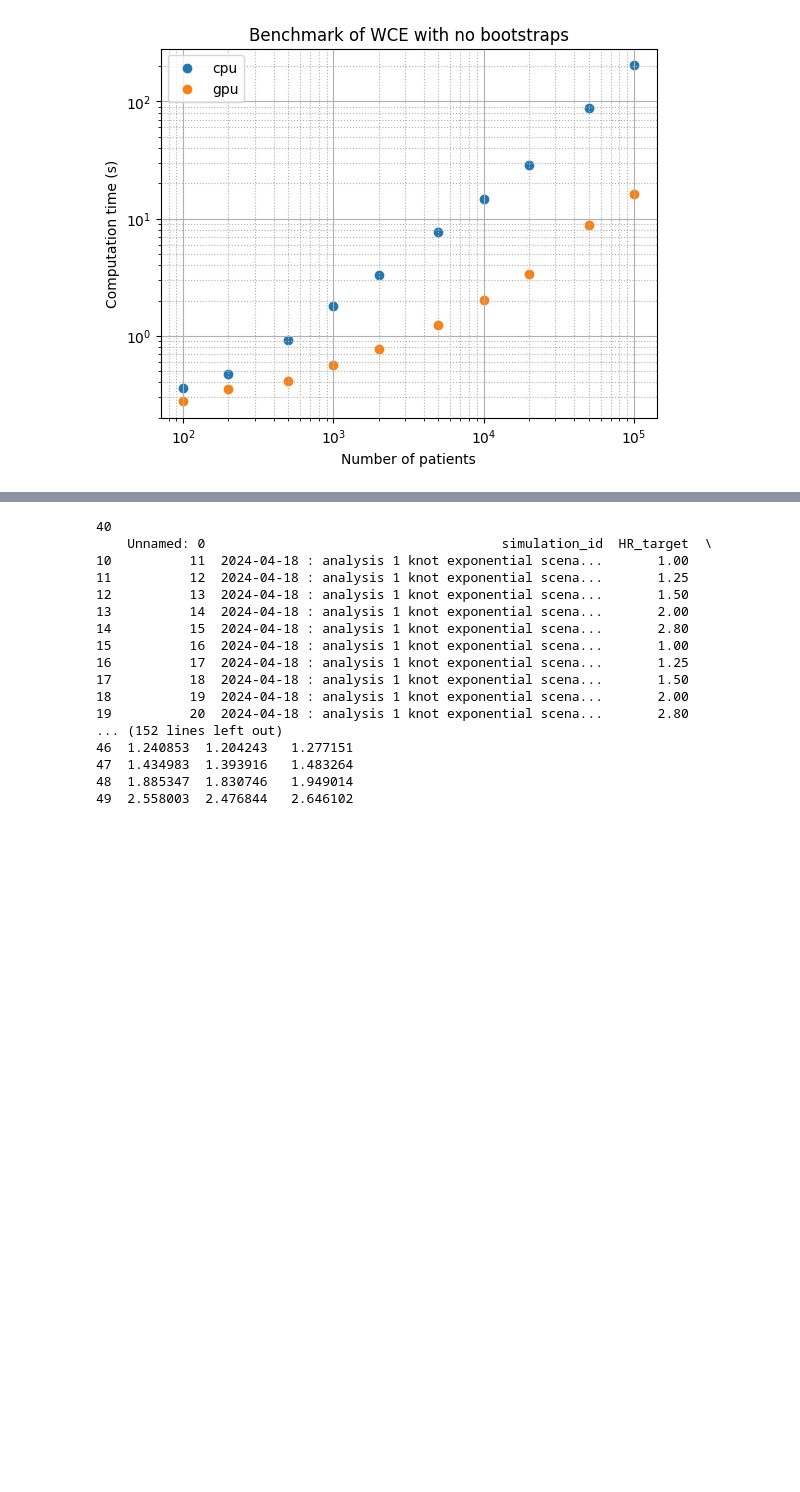
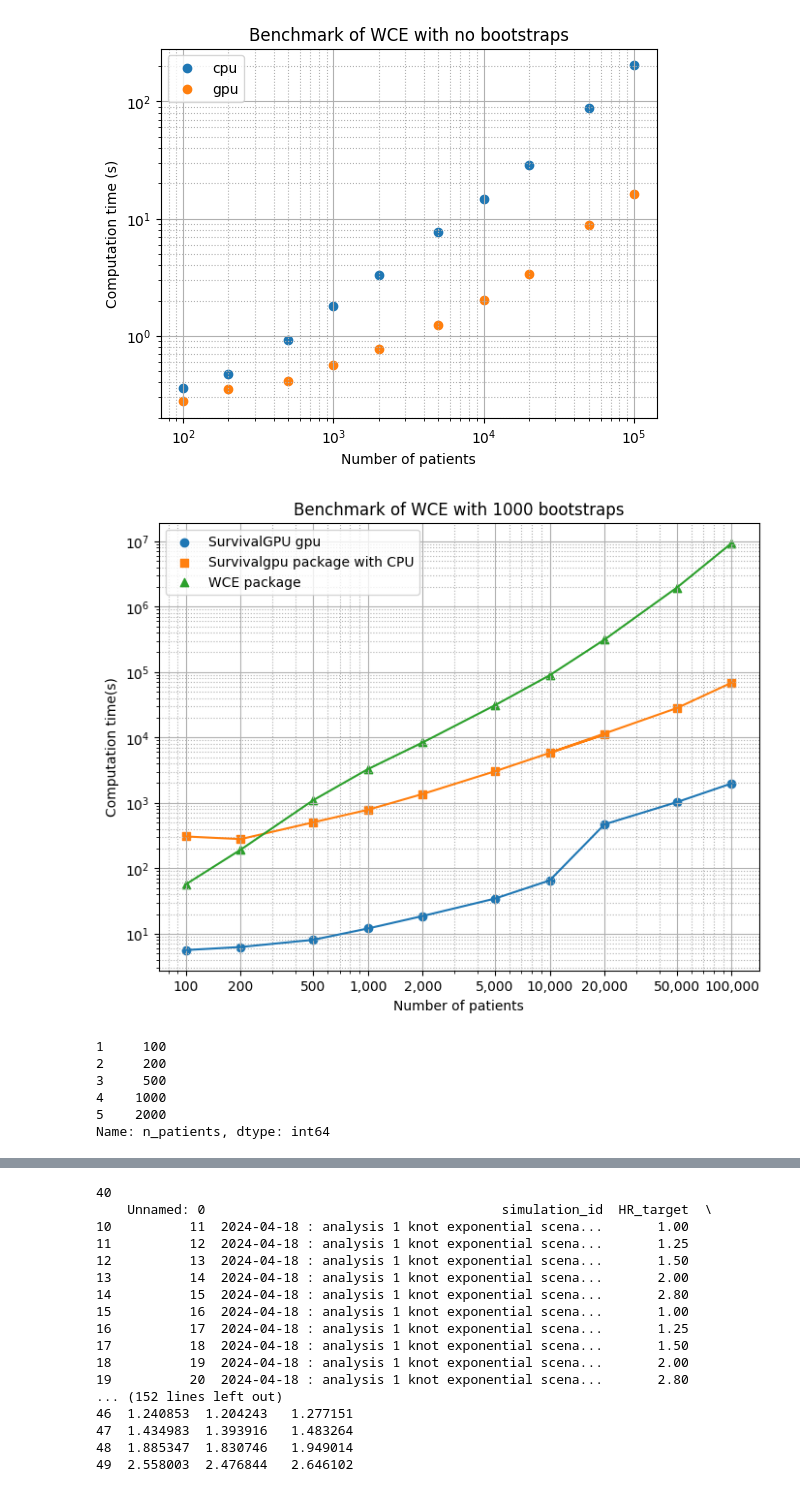
Before and after one commit to jeanfeydy/survivalGPU, a Jupyter notebook: simulations/python/data_analysis/analysis_2024-04-23 .ipynb, the cells around one changed output, grey strips where cells are left out. Saved outputs shown, nothing was run; the diff lists cells and outputs as text; code cells hidden in the pictures; blank space fills up the shorter version.

```diff
--- a/simulations/python/data_analysis/analysis_2024-04-23 .ipynb
+++ b/simulations/python/data_analysis/analysis_2024-04-23 .ipynb
@@ -301,4 +344,84 @@ plt.title("Benchmark of WCE with no bootstraps")
 # %% [output]
 Text(0.5, 1.0, 'Benchmark of WCE with no bootstraps')
 [figure]
+# %%
+path = Path("../../R")
+data_wceR_cpu = pd.read_csv(path / "benchmark_wce_cpu.csv")
+data_survivalgpu_cpu = pd.read_csv(path / "benchmark_survivalgpu_cpu.csv")
+# %%
+
+plt.figure(figsize=(8, 6))
+
+
+def time_formatter(x, pos):
+    if x < 1:  # less than 1 second, show in ms
+        return f"{x * 1000:.0f} ms"
+    elif x < 60:  # less than 60 seconds, show in seconds
+        return f"{x:.0f} s"
+    elif x < 3600:  # less than 3600 seconds, show in minutes
+        return f"{x / 60:.0f} min"
+    else:  # show in hours
+        return f"{x / 3600:.1f} hr"
+
+
+
+# plt.scatter(data_cpu["n_patients"][:-5],data_cpu["computation_time_1000_bootstraps"][:-5], label = "SurvivalGPU cpu")
+# plt.plot(data_cpu["n_patients"][:-5],data_cpu["computation_time_1000_bootstraps"][:-5],)
+plt.scatter(data_gpu["n_patients"],data_gpu["computation_time_1000_bootstraps"], label ="SurvivalGPU gpu")
+plt.plot(data_gpu["n_patients"],data_gpu["computation_time_1000_bootstraps"])
+
+plt.plot(data_survivalgpu_cpu["n_patients"], data_survivalgpu_cpu["time_cpu"]*1000, linestyle="-")
+plt.scatter(data_survivalgpu_cpu["n_patients"], data_survivalgpu_cpu["time_cpu"]*1000, label="Survivalgpu package with CPU", marker="s")
+
+plt.plot(data_wceR_cpu["n_patients"], data_wceR_cpu["time_cpu"]*1000, linestyle="-")
+plt.scatter(data_wceR_cpu["n_patients"], data_wceR_cpu["time_cpu"]*1000, label="WCE package", marker="^")
+
+
+
+
+
+plt.grid(True, which="major", linestyle="-")
+plt.grid(True, which="minor", linestyle="dotted")
+plt.xscale("log")
+plt.yscale("log")
+plt.xlabel("Number of patients")
+plt.ylabel("Computation time(s)")
+plt.title("Benchmark of WCE with 1000 bootstraps")
+plt.legend()
+
+ax = plt.gca()
+ax.set_xticks([100,200,500, 1000,2000, 5000, 10000, 20000,50000, 100000])
+ax.set_xticklabels([f"{int(x):,}" for x in [100,200,500, 1000,2000, 5000, 10000, 20000,50000, 100000]])
+# plt.scatter(data_cpu["n_patients"][:-5],data_cpu["computation_time_1000_bootstraps"][:-5], label = "SurvivalGPU cpu")
+# plt.plot(data_cpu["n_patients"][:-5],data_cpu["computation_time_1000_bootstraps"][:-5],)image_name
+
+# plt.gca().yaxis.set_major_formatter(FuncFormatter(time_formatter))
+
+
+
+slide_path = Path("/home/apoirotb/dev/Inria/Notes/Slides/")
+
+
+# Save the figure without background white
+fig = ax.get_figure()
+fig.patch.set_alpha(0.0)
+
+
+prez_name = "Point_emmanuel_bacry"
+image_name = "benchmark_bootstraps.png"
+image_path= slide_path / prez_name / "images" / image_name
+
+
+fig.savefig(image_path , transparent=True)
+# %% [output]
+[figure, added]
+# %%
+data_cpu["n_patients"]
+# %% [output]
+1     100
+2     200
+3     500
+4    1000
+5    2000
+Name: n_patients, dtype: int64
 # %%
```
Also changed, not shown: parts of 4 cells of this notebook, 26 other files.
